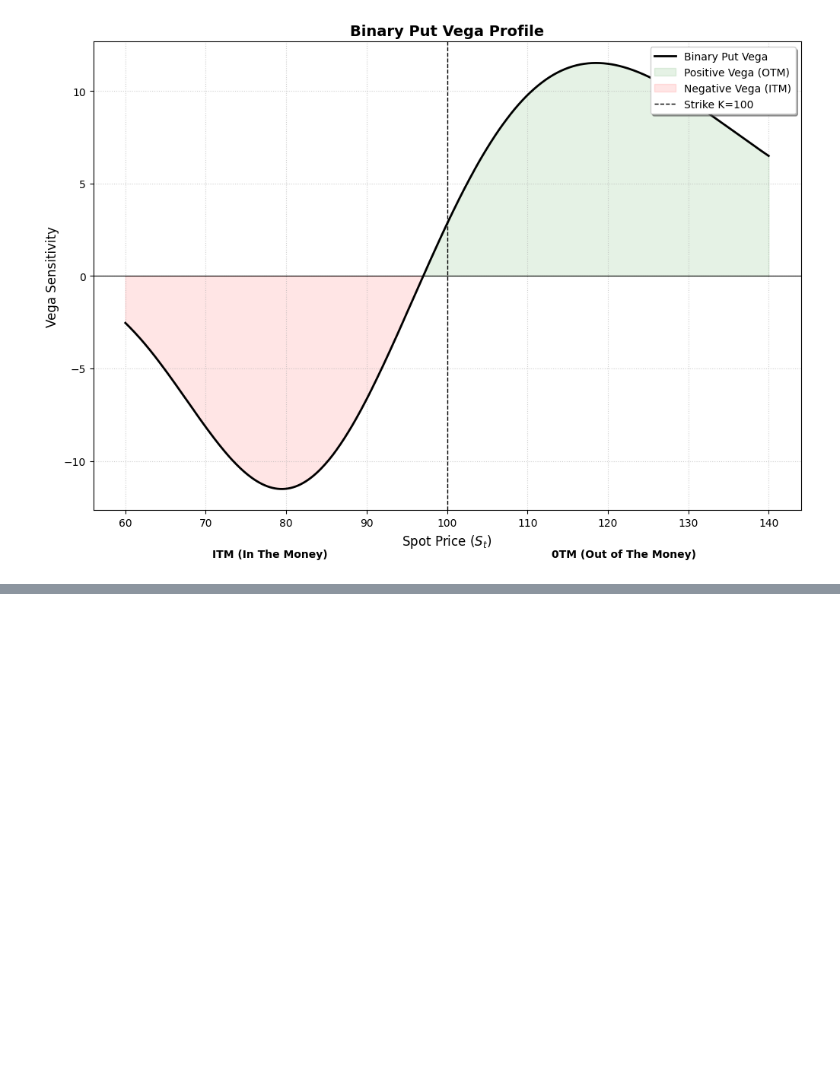
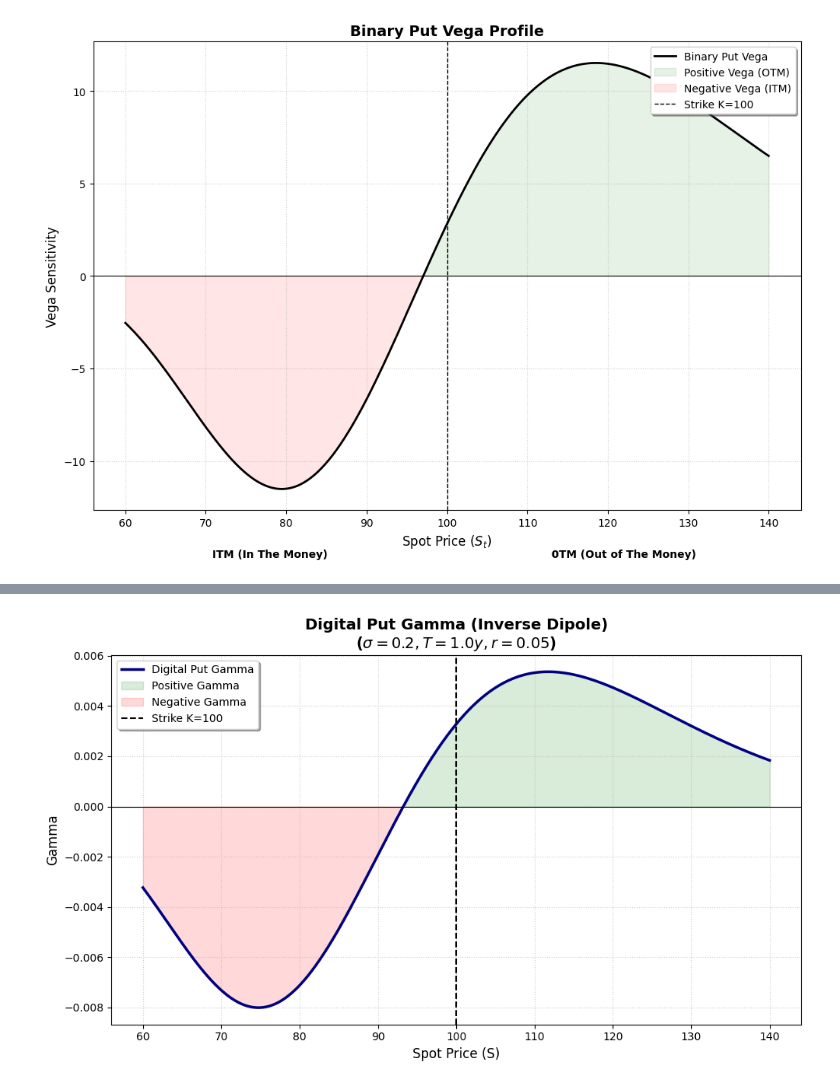
Before and after one commit to Mathis-14/Option_Pricing, a Jupyter notebook: exotics/binary_options.ipynb, the cells around one changed output, grey strips where cells are left out. Saved outputs shown, nothing was run; the diff lists cells and outputs as text; code cells hidden in the pictures; blank space fills up the shorter version.

```diff
--- a/exotics/binary_options.ipynb
+++ b/exotics/binary_options.ipynb
@@ -373,0 +447,30 @@ plt.show()
+# %%
+S = np.linspace(60, 140, 2000)
+K, T, r, sigma, C = 100, 1.0, 0.05, 0.2, 10
+
+
+# Digital Put Gamma = -Digital Call Gamma
+gamma_digital_put = -gamma_digital_call(S, K, T, r, sigma, C)
+
+plt.figure(figsize=(10, 6))
+
+# Main plot
+plt.plot(S, gamma_digital_put, color='navy', linewidth=2.5, label='Digital Put Gamma')
+plt.fill_between(S, gamma_digital_put, 0, where=(gamma_digital_put > 0), color='green', alpha=0.15, label='Positive Gamma')
+plt.fill_between(S, gamma_digital_put, 0, where=(gamma_digital_put < 0), color='red', alpha=0.15, label='Negative Gamma')
+
+# Reference lines
+plt.axvline(K, color='black', linestyle='--', linewidth=1.5, label=f'Strike K={K}')
+plt.axhline(0, color='black', linewidth=0.8)
+
+# Styling
+plt.grid(True, linestyle=':', alpha=0.6)
+plt.title(f'Digital Put Gamma (Inverse Dipole)\n($\\sigma={sigma}, T={T}y, r={r}$)',
+          fontsize=14, fontweight='bold')
+plt.xlabel('Spot Price (S)', fontsize=12)
+plt.ylabel('Gamma', fontsize=12)
+plt.legend(loc='upper left', frameon=True, shadow=True)
+plt.tight_layout()
+plt.show()
+# %% [output]
+[figure, added]
```
Also changed, not shown: parts of 9 cells of this notebook.
